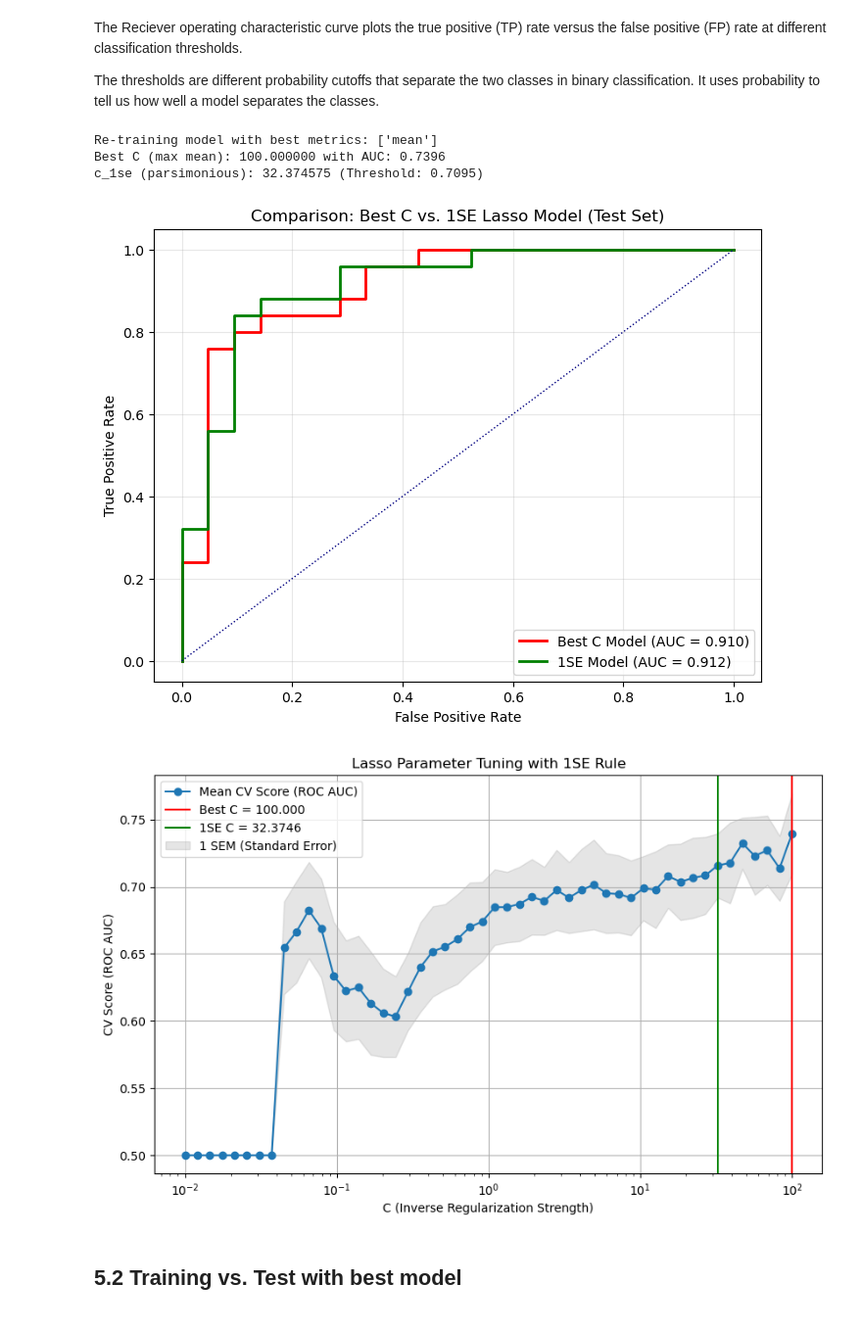
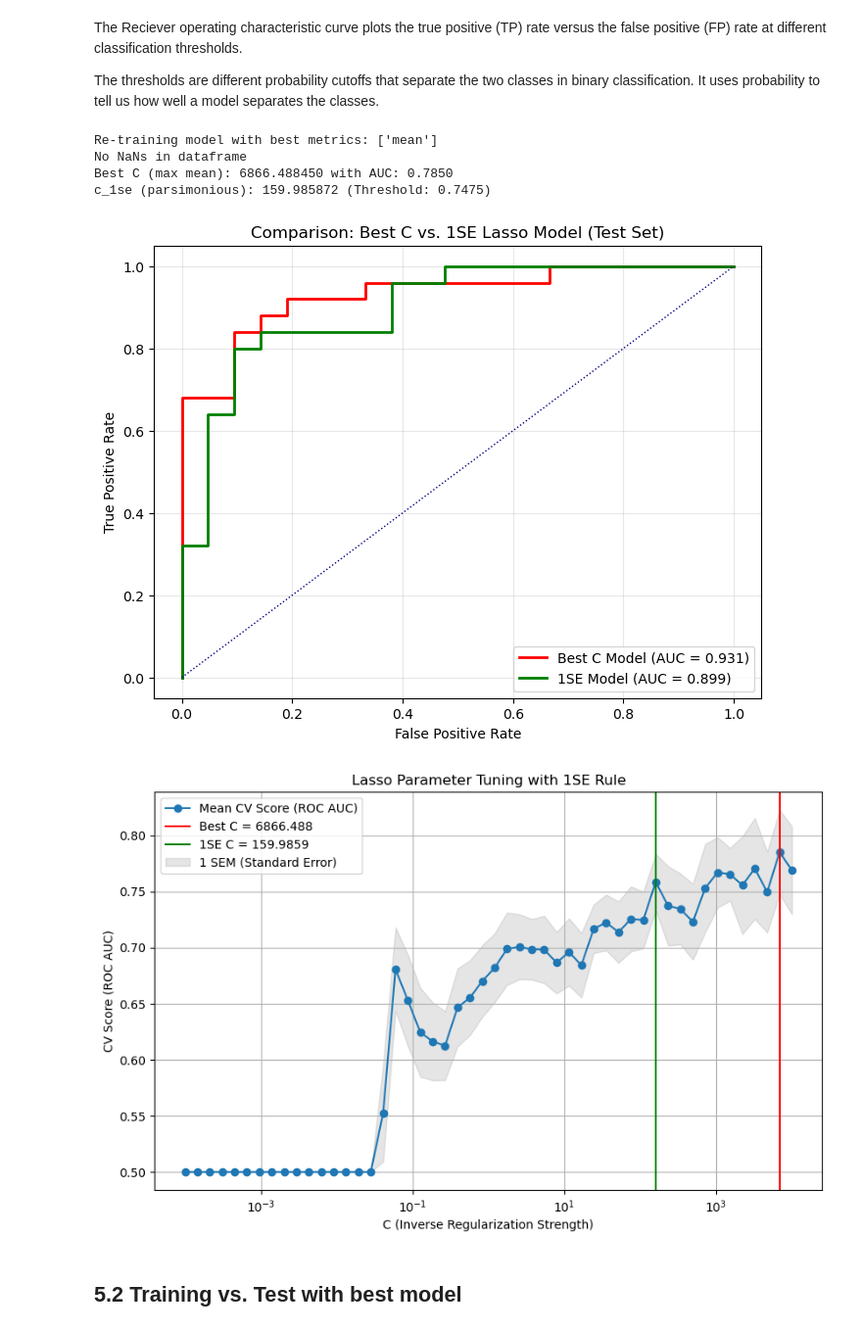
Before and after one commit to LabMedDHM/lotta_frag, a Jupyter notebook: 04_lasso_modeling.ipynb, the cells around one changed output. Shown at 98% size. Saved outputs shown, nothing was run; the diff lists cells and outputs as text; code cells hidden in the pictures.

```diff
--- a/04_lasso_modeling.ipynb
+++ b/04_lasso_modeling.ipynb
@@ -72,9 +72,8 @@ Number of Bins per Sample: 4260.0
 # %% [markdown]
 # 2. Pipeline for LASSO
 # %%
-C_values = np.logspace(-2, 2, 50)
+C_values = np.logspace(-4, 4, 50)
 pipeline = Pipeline([
-    ('imputer', SimpleImputer(strategy='median')),
     ('scaler', StandardScaler()),
     ('lasso_cv', LogisticRegressionCV(
         Cs=C_values,
@@ -182,6 +182,7 @@ print(metrics_results.head(10))
 best_metrics = metrics_results.iloc[0]['metrics']
 print("Best metrics:", best_metrics)'''
 metrics_results = ['mean']
+best_metrics = metrics_results
 # %% [markdown]
 # 5. Influence of metric selection on model performance
 # %%
@@ -233,6 +234,11 @@ for sample_id in pivot_df.index:
 
 y = np.array(y)
 X = pivot_df
+n_nans = X.isna().sum().sum()
+if n_nans > 0:
+    print(f"{n_nans} NaNs found in dataframe")
+else:
+    print("No NaNs in dataframe")
 
 # Split
 X_train, X_test, y_train, y_test = train_test_split(
@@ -271,6 +277,7 @@ c_1se = float(cs[idx_1se])
 print(f"Best C (max mean): {best_c:.6f} with AUC: {best_score:.4f}")
 print(f"c_1se (parsimonious): {c_1se:.6f} (Threshold: {threshold:.4f})")
 
+
 # --- STABILERES MODELL MIT C_1SE ---
 
 stable_lasso = LogisticRegression(
@@ -286,6 +293,8 @@ stable_pipeline = Pipeline([
     ('scaler', StandardScaler()),
     ('model', stable_lasso)
 ])
+
+
 
 stable_pipeline.fit(X_train, y_train)
 # 1. Calculate probabilities for both models (Test Set)
@@ -309,37 +318,38 @@ plt.plot(fpr_best, tpr_best, color='red', lw=2,
 # Kurve 2: 1SE Model (z.B. in Grün oder Orange)
 plt.plot(fpr_1se, tpr_1se, color='green', lw=2,
          label=f'1SE Model (AUC = {auc_1se:.3f})')
 
 # Diagonale (Zufallslinie)
 plt.plot([0, 1], [0, 1], color='navy', lw=1, linestyle=':')
 
 plt.title('Comparison: Best C vs. 1SE Lasso Model (Test Set)')
 plt.xlabel('False Positive Rate')
 plt.ylabel('True Positive Rate')
 plt.legend(loc="lower right")
 plt.grid(True, alpha=0.3)
 
 plt.show()
 
 # --- Lasso Parameter Tuning Plot ---
 plt.figure(figsize=(10,6))
 plt.semilogx(cs, mean_scores, marker='o', label='Mean CV Score (ROC AUC)')
 plt.fill_between(cs, mean_scores - sem_scores, mean_scores + sem_scores, alpha=0.2, color='gray', label='1 SEM (Standard Error)')
 plt.axvline(best_c, color='r', label=f'Best C = {best_c:.3f}')
 plt.axvline(c_1se, color='g', label=f'1SE C = {c_1se:.4f}')
 plt.title("Lasso Parameter Tuning with 1SE Rule")
 plt.xlabel("C (Inverse Regularization Strength)")
 plt.ylabel("CV Score (ROC AUC)")
 plt.legend()
 plt.grid(True)
 plt.savefig(f"/labmed/workspace/lotta/finaletoolkit/outputs/plots/lasso_parameter_tuning{bin_size}.png")
 plt.show()
 # %% [output]
 Re-training model with best metrics: ['mean']
-Best C (max mean): 100.000000 with AUC: 0.7396
-c_1se (parsimonious): 32.374575 (Threshold: 0.7095)
+No NaNs in dataframe
+Best C (max mean): 6866.488450 with AUC: 0.7850
+c_1se (parsimonious): 159.985872 (Threshold: 0.7475)
-[figure, old version]
+[figure, new version]
-[figure, old version]
+[figure, new version]
 # %% [markdown]
 ## 5.2 Training vs. Test with best model
 # %%
```
Also changed, not shown: parts of 6 cells of this notebook.
